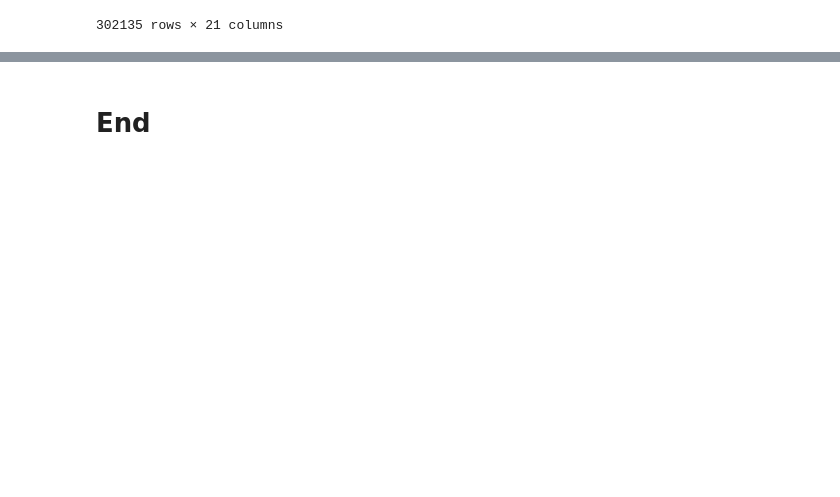
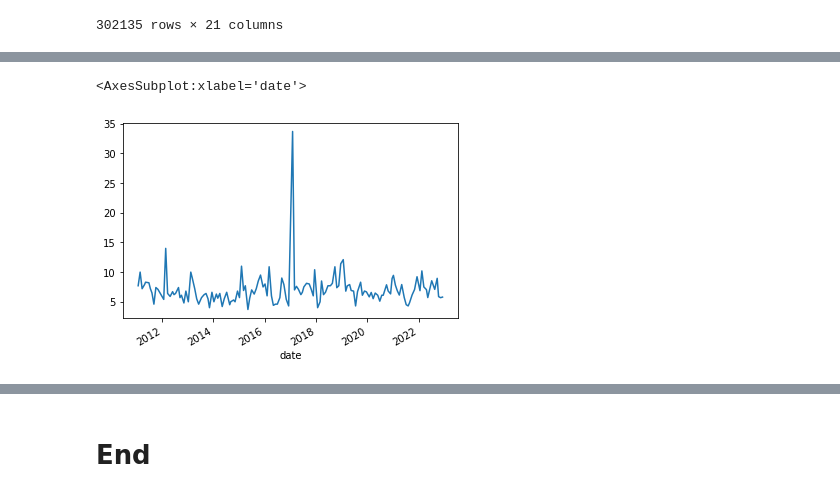
Before and after one commit to thiagovmdon/camels-ch-chem-paper, a Jupyter notebook: code/04_CAMELS_CH_CHEM_NAWA.ipynb, the cells around one changed output, grey strips where cells are left out. Drawn from its saved outputs; the diff is of its cells as text; code cells hidden in the pictures; blank space fills up the shorter version.

```diff
--- a/code/04_CAMELS_CH_CHEM_NAWA.ipynb
+++ b/code/04_CAMELS_CH_CHEM_NAWA.ipynb
@@ -616,0 +559,5 @@ for code in tqdm.tqdm(network_naduf.naduf_id):
+# %%
+pivoted_df["chloride(mg/l)"].plot()
+# %% [output]
+<AxesSubplot:xlabel='date'>
+[figure, added]
```
Also changed, not shown: parts of 29 cells of this notebook, 3 other files.
